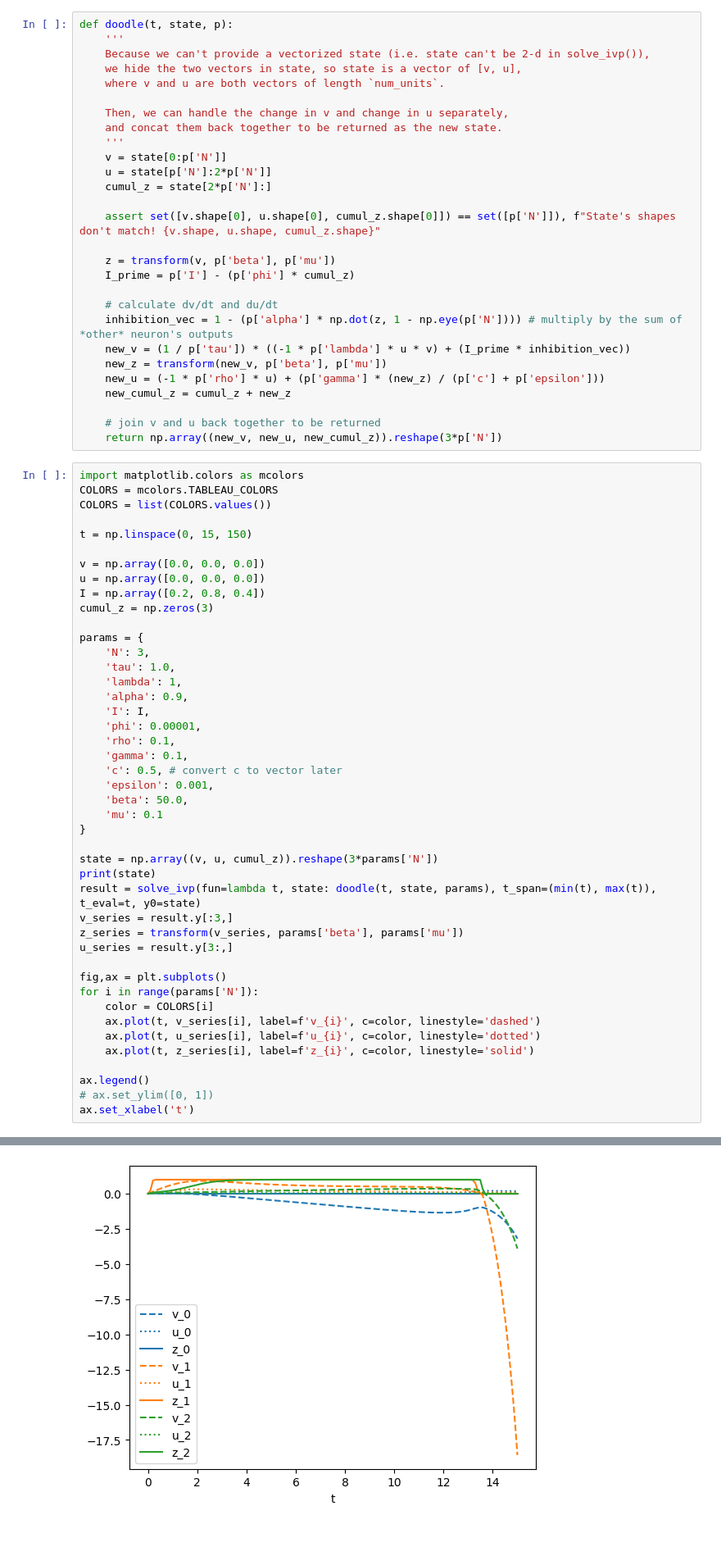
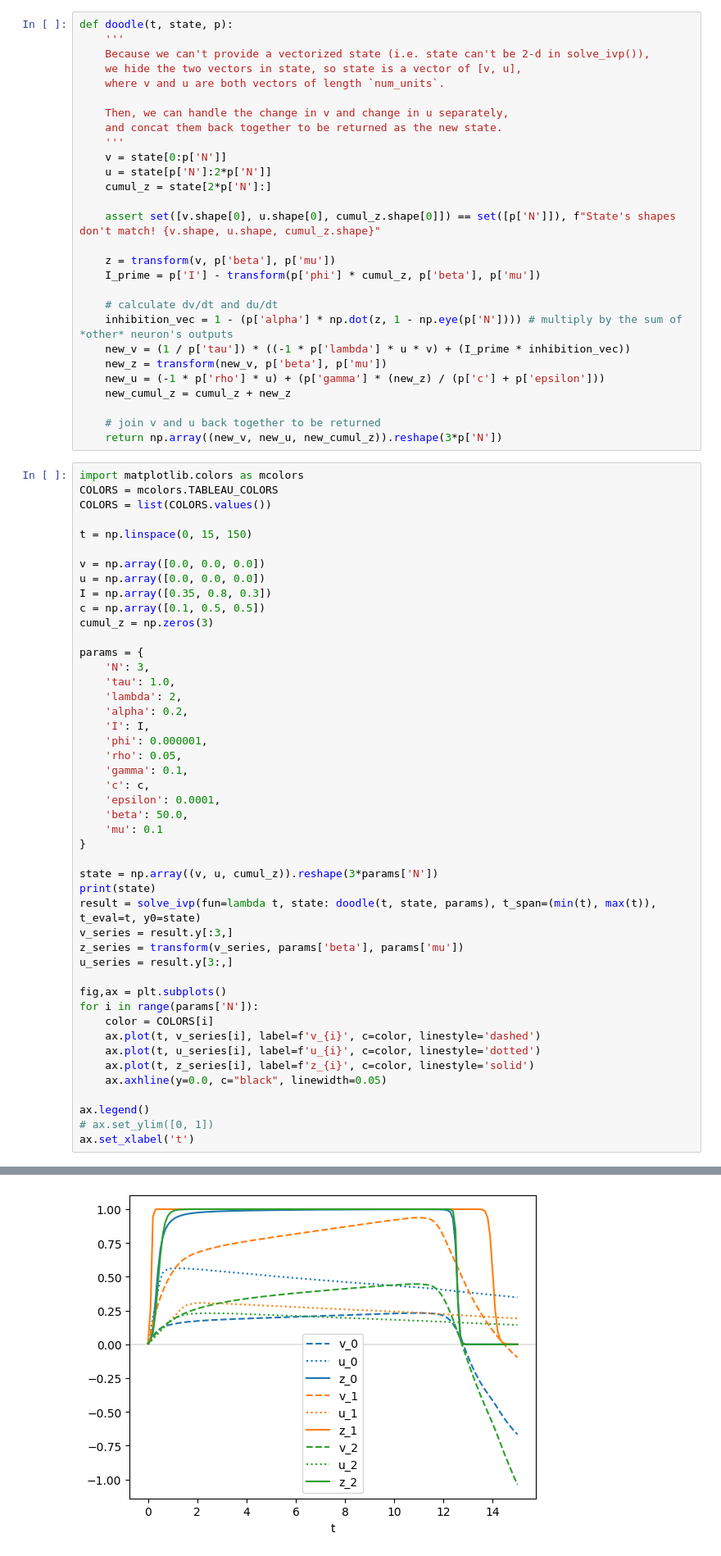
Before and after one commit to r-schad/Code-Ring-Network, a Jupyter notebook: experiments/multiple_ring_neurons/multiple_ring_neurons.ipynb, the cells around one changed output, grey strips where cells are left out. Shown at 82% size. Saved outputs shown, nothing was run; the diff lists cells and outputs as text.

```diff
--- a/experiments/multiple_ring_neurons/multiple_ring_neurons.ipynb
+++ b/experiments/multiple_ring_neurons/multiple_ring_neurons.ipynb
@@ -53,7 +53,7 @@ def doodle(t, state, p):
     assert set([v.shape[0], u.shape[0], cumul_z.shape[0]]) == set([p['N']]), f"State's shapes don't match! {v.shape, u.shape, cumul_z.shape}"
 
     z = transform(v, p['beta'], p['mu'])
-    I_prime = p['I'] - (p['phi'] * cumul_z)
+    I_prime = p['I'] - transform(p['phi'] * cumul_z, p['beta'], p['mu'])
 
     # calculate dv/dt and du/dt
     inhibition_vec = 1 - (p['alpha'] * np.dot(z, 1 - np.eye(p['N']))) # multiply by the sum of *other* neuron's outputs
@@ -73,20 +73,21 @@ t = np.linspace(0, 15, 150)
 
 v = np.array([0.0, 0.0, 0.0])
 u = np.array([0.0, 0.0, 0.0])
-I = np.array([0.2, 0.8, 0.4])
+I = np.array([0.35, 0.8, 0.3])
+c = np.array([0.1, 0.5, 0.5])
 cumul_z = np.zeros(3)
 
 params = {
     'N': 3,
     'tau': 1.0,
-    'lambda': 1,
-    'alpha': 0.9,
+    'lambda': 2,
+    'alpha': 0.2,
     'I': I,
-    'phi': 0.00001,
-    'rho': 0.1,
+    'phi': 0.000001,
+    'rho': 0.05,
     'gamma': 0.1,
-    'c': 0.5, # convert c to vector later
-    'epsilon': 0.001,
+    'c': c,
+    'epsilon': 0.0001,
     'beta': 50.0,
     'mu': 0.1
 }
@@ -104,6 +105,7 @@ for i in range(params['N']):
     ax.plot(t, v_series[i], label=f'v_{i}', c=color, linestyle='dashed')
     ax.plot(t, u_series[i], label=f'u_{i}', c=color, linestyle='dotted')
     ax.plot(t, z_series[i], label=f'z_{i}', c=color, linestyle='solid')
+    ax.axhline(y=0.0, c="black", linewidth=0.05)
 
 ax.legend()
 # ax.set_ylim([0, 1])
@@ -129,2 +115,2 @@ I_prime:  [ -3.75877353 -26.42562588  -5.70897918]
 Text(0.5, 0, 't')
-[figure, old version]
+[figure, new version]
```
Also changed, not shown: parts of 1 cell of this notebook.
